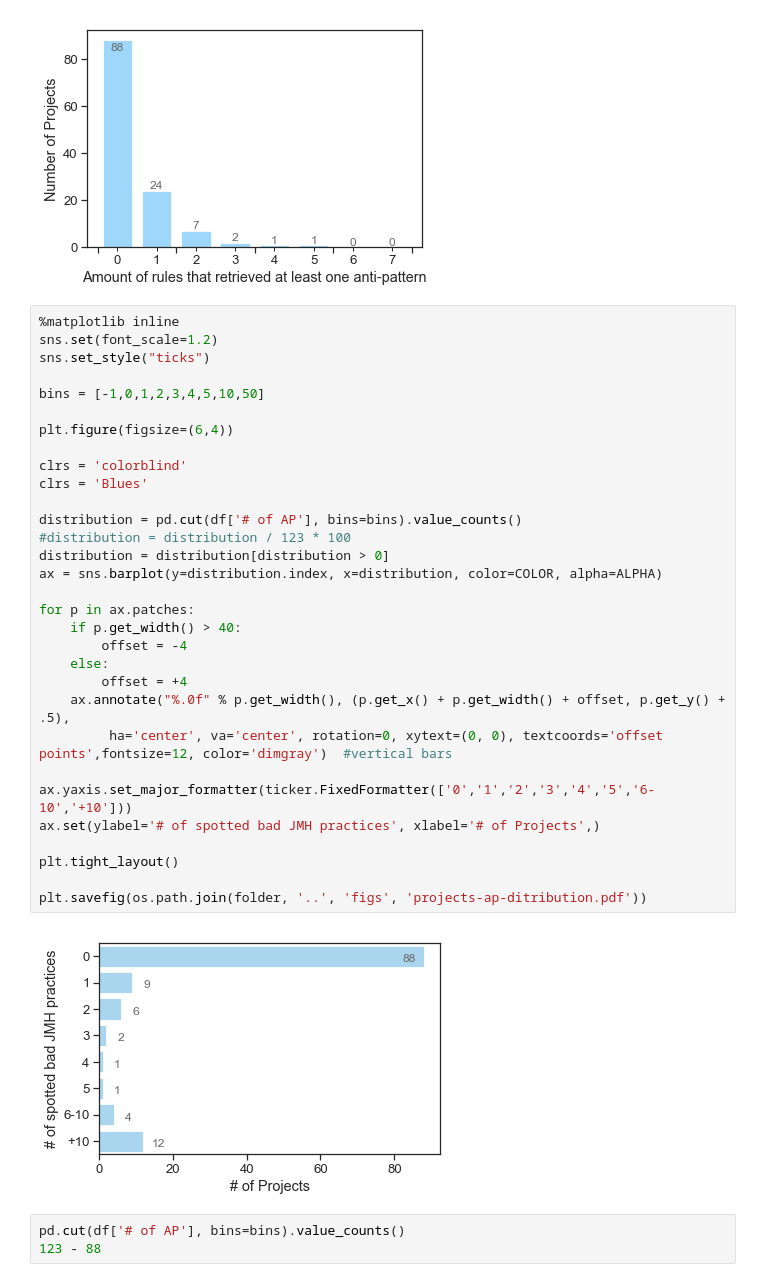
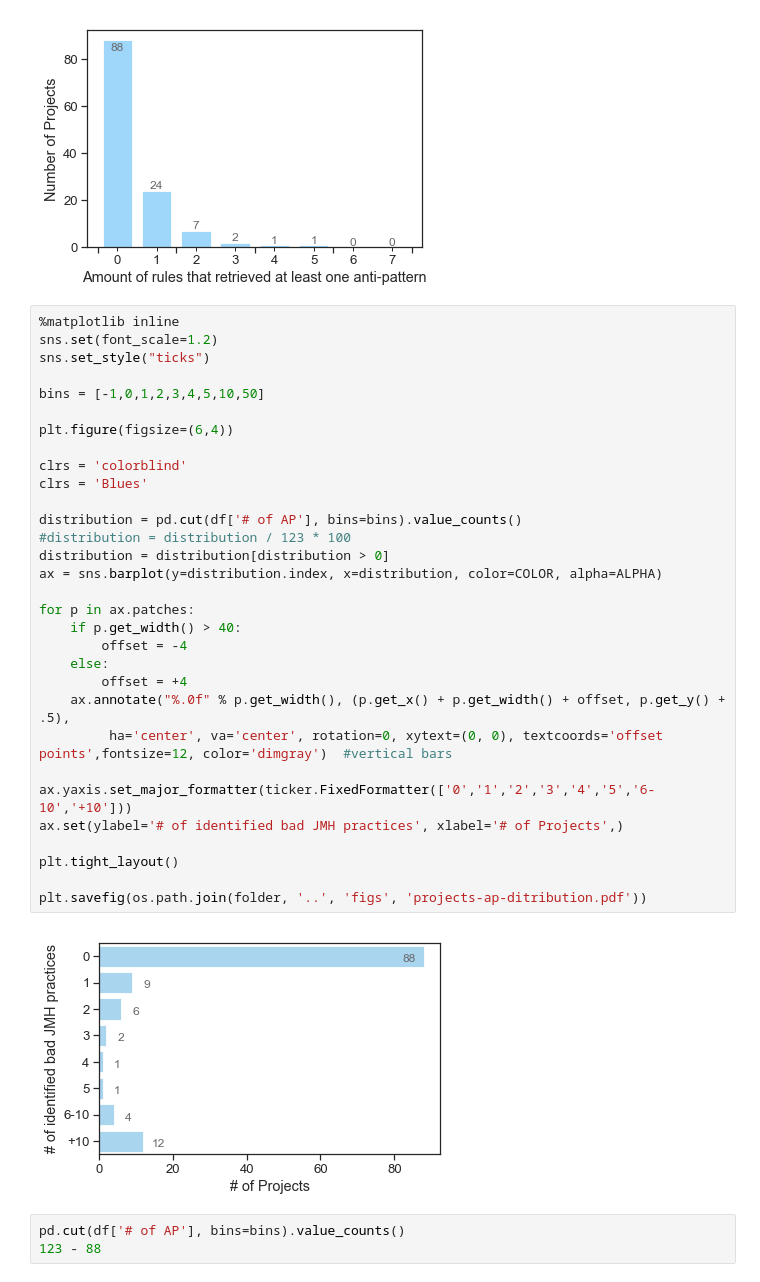
Before and after one commit to DiegoEliasCosta/spotjmhbugs, a Jupyter notebook: script/detected_bug_analysis.ipynb, the cells around one changed output. Saved outputs shown, nothing was run; the diff lists cells and outputs as text.

```diff
--- a/script/detected_bug_analysis.ipynb
+++ b/script/detected_bug_analysis.ipynb
@@ -467,35 +501,35 @@ plt.savefig(os.path.join(folder, '..', 'figs', 'projects-rules-ditribution.pdf')
 %matplotlib inline
 sns.set(font_scale=1.2)
 sns.set_style("ticks")
 
 bins = [-1,0,1,2,3,4,5,10,50]
 
 plt.figure(figsize=(6,4))
 
 clrs = 'colorblind'
 clrs = 'Blues'
 
 distribution = pd.cut(df['# of AP'], bins=bins).value_counts()
 #distribution = distribution / 123 * 100
 distribution = distribution[distribution > 0]
 ax = sns.barplot(y=distribution.index, x=distribution, color=COLOR, alpha=ALPHA)
 
 for p in ax.patches:
     if p.get_width() > 40:
         offset = -4
     else:
         offset = +4
     ax.annotate("%.0f" % p.get_width(), (p.get_x() + p.get_width() + offset, p.get_y() + .5),
          ha='center', va='center', rotation=0, xytext=(0, 0), textcoords='offset points',fontsize=12, color='dimgray')  #vertical bars
 
 ax.yaxis.set_major_formatter(ticker.FixedFormatter(['0','1','2','3','4','5','6-10','+10']))
-ax.set(ylabel='# of spotted bad JMH practices', xlabel='# of Projects',)
+ax.set(ylabel='# of identified bad JMH practices', xlabel='# of Projects',)
 
 plt.tight_layout()
 
 plt.savefig(os.path.join(folder, '..', 'figs', 'projects-ap-ditribution.pdf'))
 # %% [output]
-[figure, old version]
+[figure, new version]
 # %%
 pd.cut(df['# of AP'], bins=bins).value_counts()
 123 - 88
```
Also changed, not shown: parts of 3 cells of this notebook, 3 other files.
